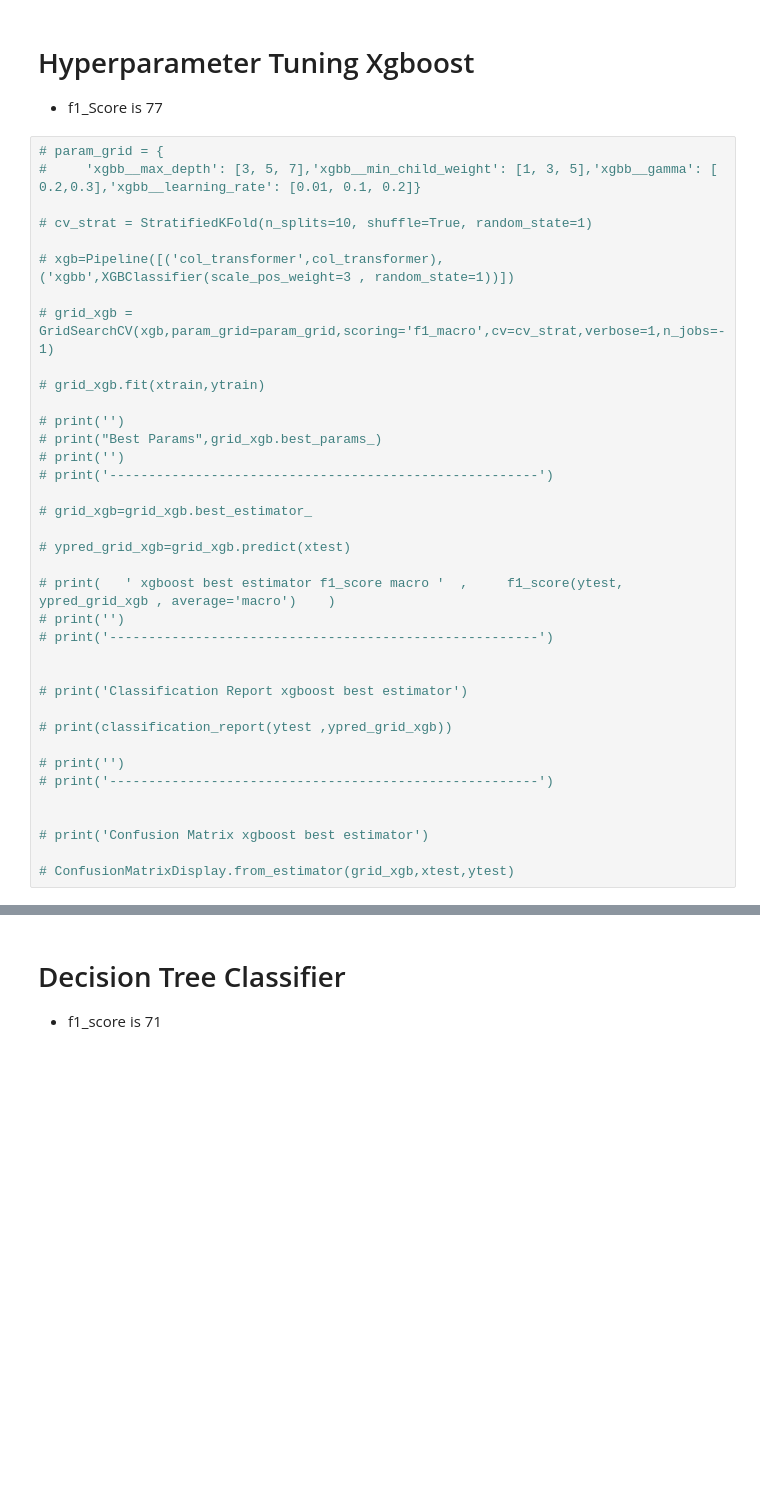
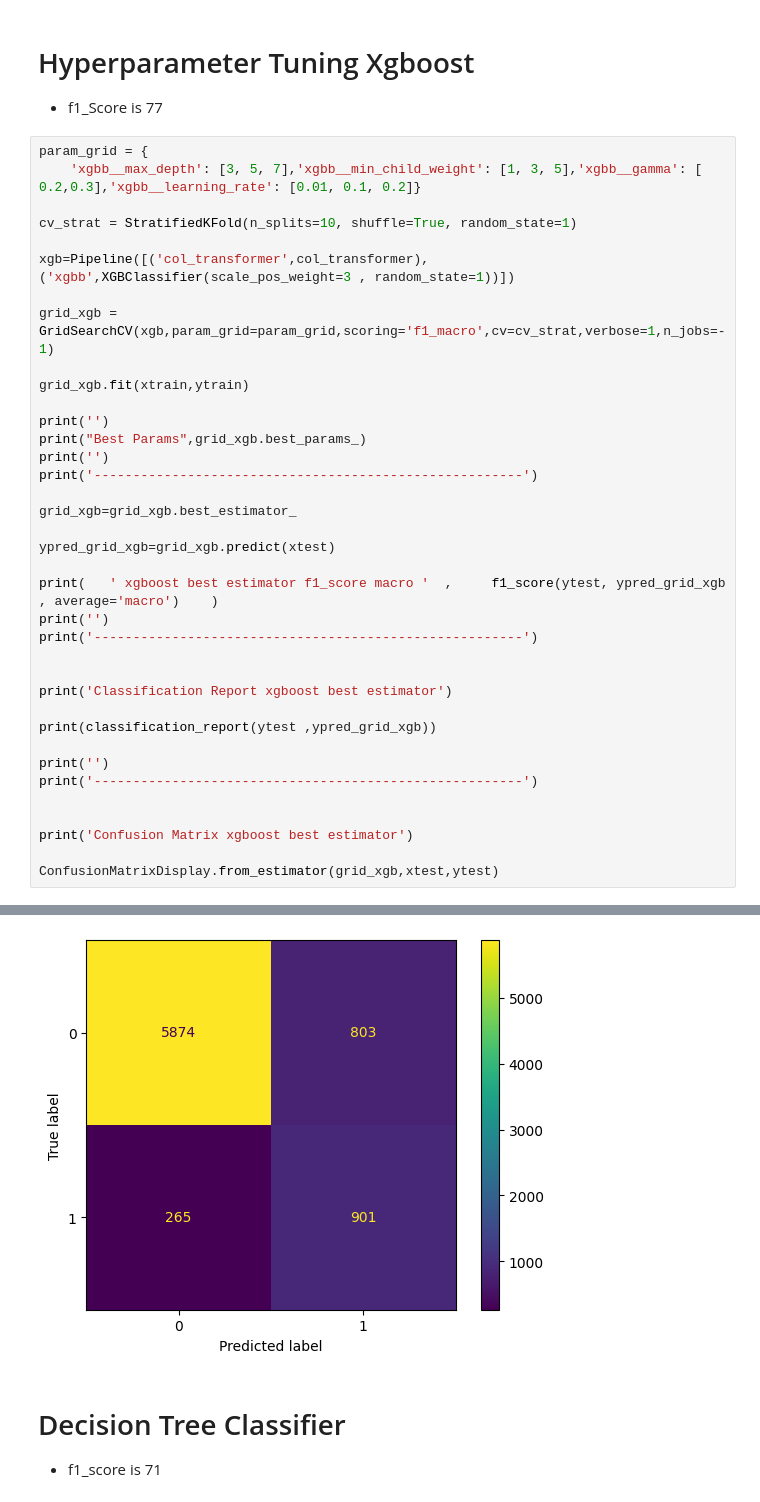
Before and after one commit to linisha04/Predict-the-Success-of-Bank-telemarketing, a Jupyter notebook: liniiiii.ipynb, the cells around one changed output, grey strips where cells are left out. Cells and saved outputs as stored; diff of their text form; blank space fills up the shorter version.

Commit message:
Kaggle Notebook | 22f2000254-notebook-t32024 | 91-final-grid_xgb

```diff
--- a/liniiiii.ipynb
+++ b/liniiiii.ipynb
@@ -1171,39 +1168,40 @@ Confusion Matrix of random forest best estimator
 # Hyperparameter Tuning Xgboost
 * f1_Score is 77
 # %%
-# param_grid = {
-#     'xgbb__max_depth': [3, 5, 7],'xgbb__min_child_weight': [1, 3, 5],'xgbb__gamma': [ 0.2,0.3],'xgbb__learning_rate': [0.01, 0.1, 0.2]}
+param_grid = {
+    'xgbb__max_depth': [3, 5, 7],'xgbb__min_child_weight': [1, 3, 5],'xgbb__gamma': [ 0.2,0.3],'xgbb__learning_rate': [0.01, 0.1, 0.2]}
 
-# cv_strat = StratifiedKFold(n_splits=10, shuffle=True, random_state=1)
+cv_strat = StratifiedKFold(n_splits=10, shuffle=True, random_state=1)
 
-# xgb=Pipeline([('col_transformer',col_transformer),('xgbb',XGBClassifier(scale_pos_weight=3 , random_state=1))])
+xgb=Pipeline([('col_transformer',col_transformer),('xgbb',XGBClassifier(scale_pos_weight=3 , random_state=1))])
 
-# grid_xgb = GridSearchCV(xgb,param_grid=param_grid,scoring='f1_macro',cv=cv_strat,verbose=1,n_jobs=-1)
+grid_xgb = GridSearchCV(xgb,param_grid=param_grid,scoring='f1_macro',cv=cv_strat,verbose=1,n_jobs=-1)
 
-# grid_xgb.fit(xtrain,ytrain)
+grid_xgb.fit(xtrain,ytrain)
 
-# print('')
-# print("Best Params",grid_xgb.best_params_)
-# print('')
-# print('-------------------------------------------------------')
+print('')
+print("Best Params",grid_xgb.best_params_)
+print('')
+print('-------------------------------------------------------')
 
-# grid_xgb=grid_xgb.best_estimator_
+grid_xgb=grid_xgb.best_estimator_
 
-# ypred_grid_xgb=grid_xgb.predict(xtest)
+ypred_grid_xgb=grid_xgb.predict(xtest)
 
-# print(   ' xgboost best estimator f1_score macro '  ,     f1_score(ytest, ypred_grid_xgb , average='macro')    )
-# print('')
-# print('-------------------------------------------------------')
+print(   ' xgboost best estimator f1_score macro '  ,     f1_score(ytest, ypred_grid_xgb , average='macro')    )
+print('')
+print('-------------------------------------------------------')
 
 
-# print('Classification Report xgboost best estimator')
+print('Classification Report xgboost best estimator')
 
-# print(classification_report(ytest ,ypred_grid_xgb))
+print(classification_report(ytest ,ypred_grid_xgb))
 
-# print('')
-# print('-------------------------------------------------------')
+print('')
+print('-------------------------------------------------------')
 
 
-# print('Confusion Matrix xgboost best estimator')
+print('Confusion Matrix xgboost best estimator')
 
-# ConfusionMatrixDisplay.from_estimator(grid_xgb,xtest,ytest)
+ConfusionMatrixDisplay.from_estimator(grid_xgb,xtest,ytest)
+# %% [output]
@@ -1210,3 +1226,4 @@ Confusion Matrix of random forest best estimator
+[figure, added]
 # %% [markdown]
 # Decision Tree Classifier
 * f1_score is 71
```
Also changed, not shown: parts of 5 cells of this notebook.
